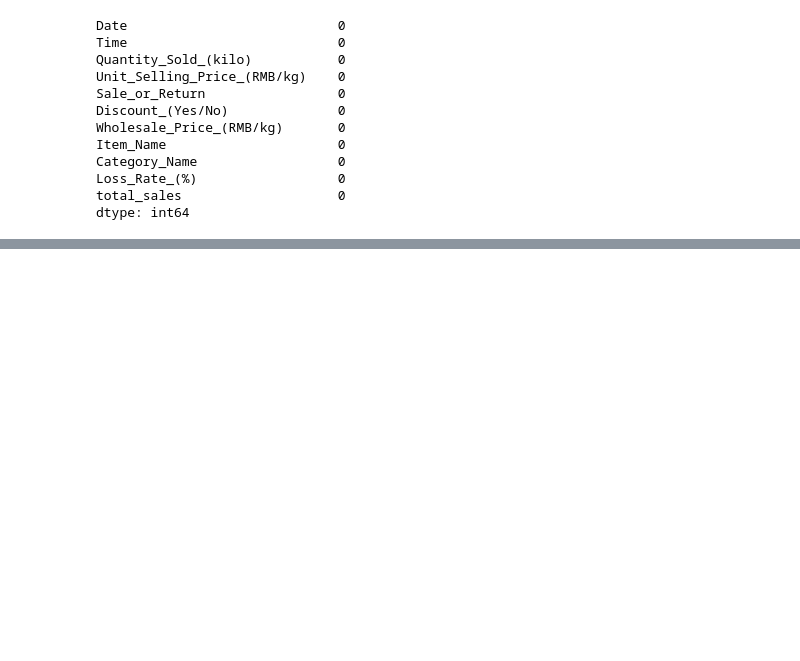
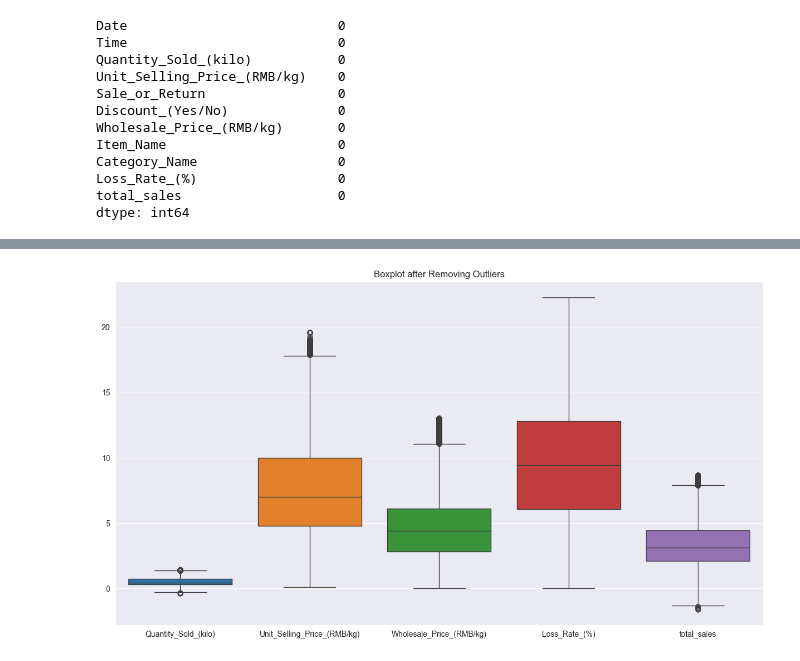
Before and after one commit to RumethSandinu/Project-connexa, a Jupyter notebook: Shamal/model_building.ipynb, the cells around one changed output, grey strips where cells are left out. Drawn from its saved outputs; the diff is of its cells as text; code cells hidden in the pictures; blank space fills up the shorter version.

```diff
--- a/Shamal/model_building.ipynb
+++ b/Shamal/model_building.ipynb
@@ -714,0 +735,11 @@ plt.show()
+# %%
+# Filter out rows where any column value is outside the IQR range
+filtered_data = numeric_data[~((numeric_data < (Q1 - 1.5 * IQR)) | (numeric_data > (Q3 + 1.5 * IQR))).any(axis=1)]
+
+# Visualize the filtered data using a boxplot
+plt.figure(figsize=(15, 8))
+sns.boxplot(data=filtered_data)
+plt.title('Boxplot after Removing Outliers')
+plt.show()
+# %% [output]
+[figure, added]
```
Also changed, not shown: parts of 21 cells of this notebook.
